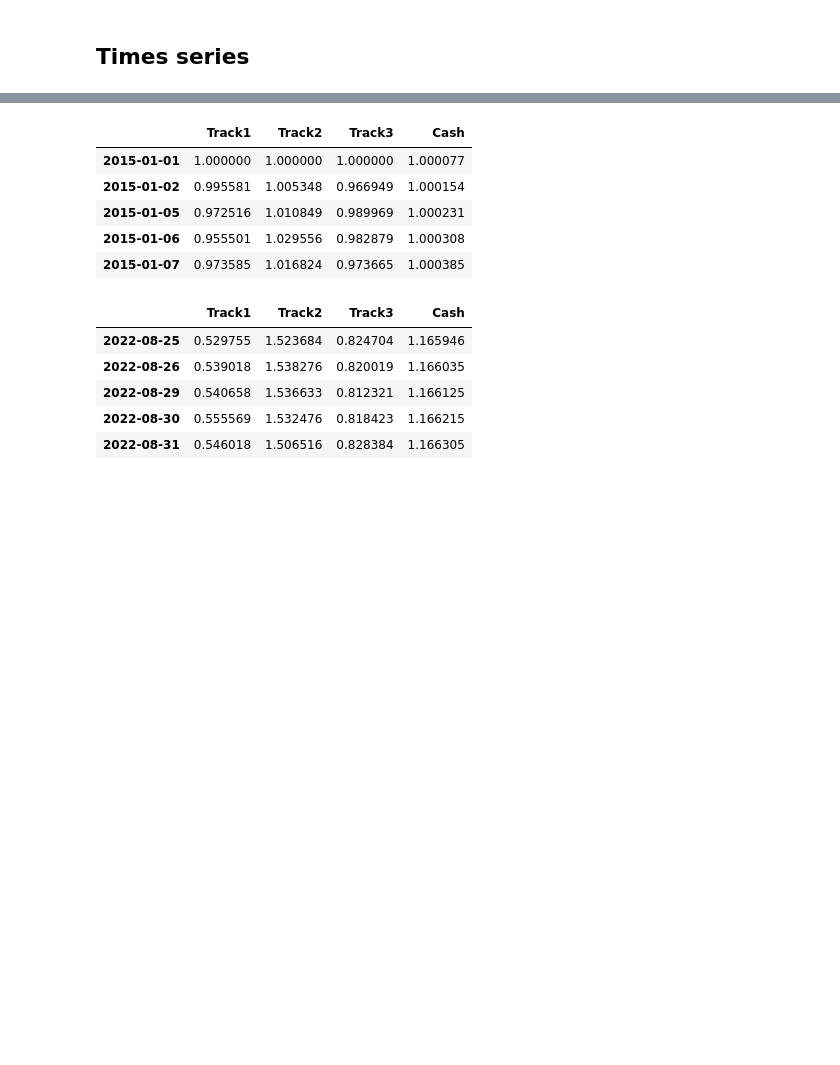
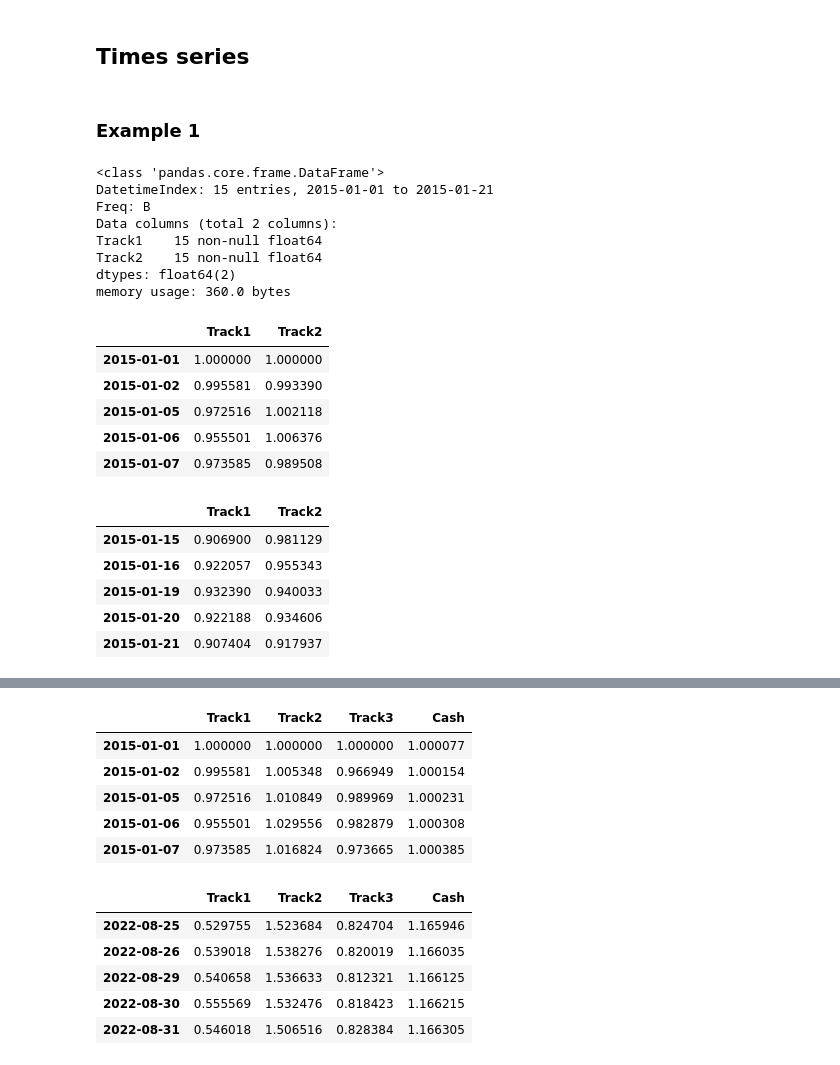
Before and after one commit to oscar6echo/ezhc, a Jupyter notebook: demo_ezhc.ipynb, the cells around one changed output, grey strips where cells are left out. Cells and saved outputs as stored; diff of their text form; code cells hidden in the pictures; blank space fills up the shorter version.

```diff
--- a/demo_ezhc.ipynb
+++ b/demo_ezhc.ipynb
@@ -30,2 +39,30 @@ Open console to check js libs were loaded in page
 # %% [markdown]
 ## Times series
+# %% [markdown]
+### Example 1
+# %%
+df = hc.sample.df_timeseries(N=2, Nb_bd=15+0*3700) #<=473
+df.info()
+display(df.head())
+display(df.tail())
+# %% [output]
+<class 'pandas.core.frame.DataFrame'>
+DatetimeIndex: 15 entries, 2015-01-01 to 2015-01-21
+Freq: B
+Data columns (total 2 columns):
+Track1    15 non-null float64
+Track2    15 non-null float64
+dtypes: float64(2)
+memory usage: 360.0 bytes
+|  | Track1 | Track2 |
+| 2015-01-01 | 1.000000 | 1.000000 |
+| 2015-01-02 | 0.995581 | 0.993390 |
+| 2015-01-05 | 0.972516 | 1.002118 |
+| 2015-01-06 | 0.955501 | 1.006376 |
+| 2015-01-07 | 0.973585 | 0.989508 |
+|  | Track1 | Track2 |
+| 2015-01-15 | 0.906900 | 0.981129 |
+| 2015-01-16 | 0.922057 | 0.955343 |
+| 2015-01-19 | 0.932390 | 0.940033 |
+| 2015-01-20 | 0.922188 | 0.934606 |
+| 2015-01-21 | 0.907404 | 0.917937 |
```
Also changed, not shown: parts of 11 cells of this notebook, 3 other files.
